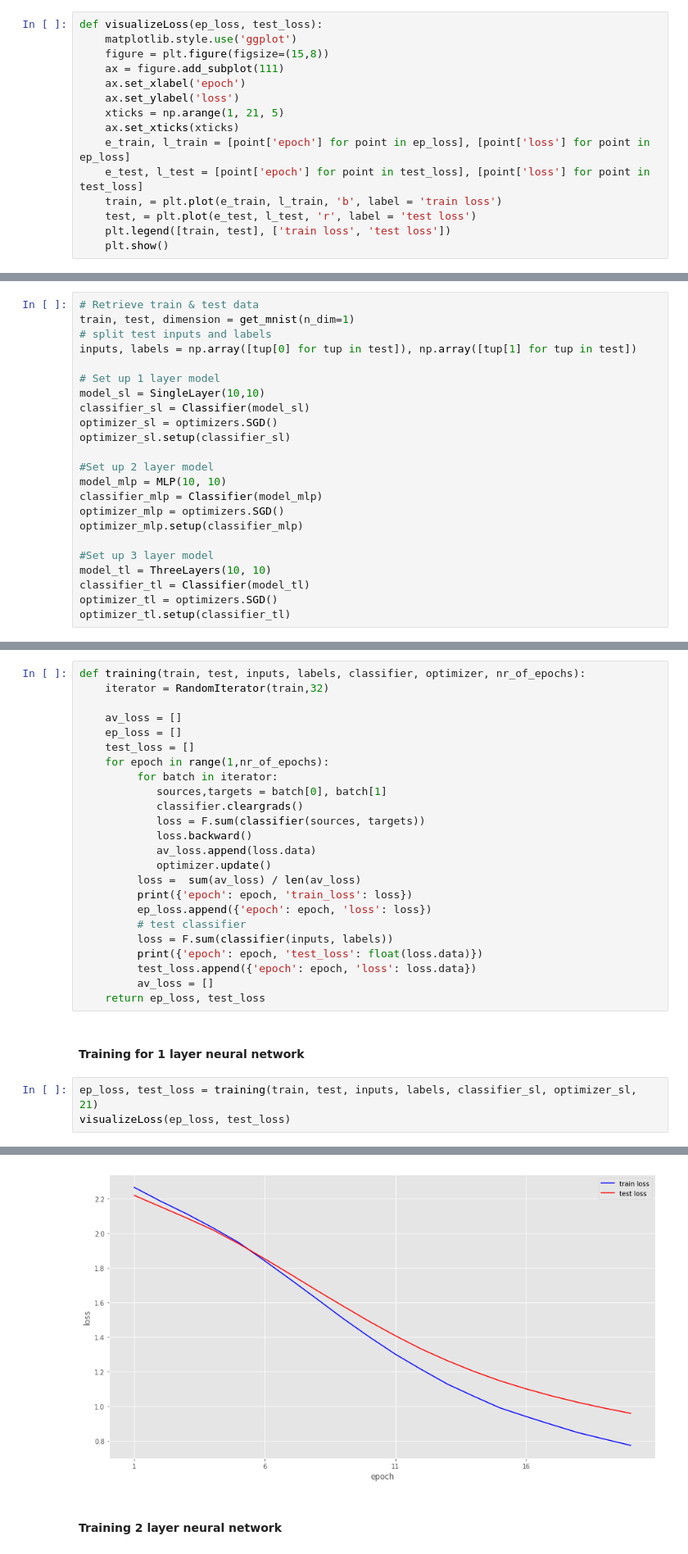
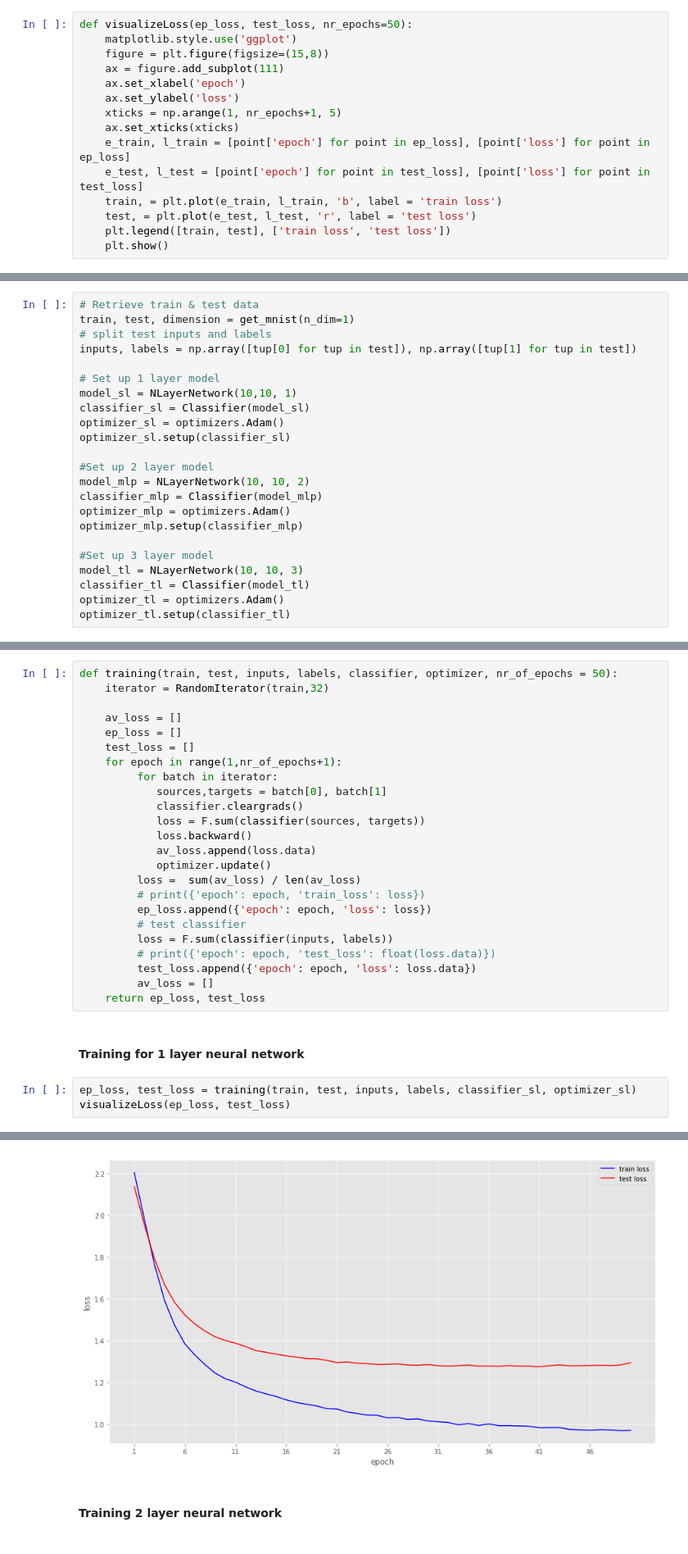
Before and after one commit to pieterwolfert/ccn, a Jupyter notebook: assignment2/assignment2.ipynb, the cells around one changed output, grey strips where cells are left out. Shown at 82% size. Drawn from its saved outputs; the diff is of its cells as text.

Commit message:
Collapsed three networks into single one with ChainList and changed optimizer to Adam ,for this network and raised number of epochs to 50

```diff
--- a/assignment2/assignment2.ipynb
+++ b/assignment2/assignment2.ipynb
@@ -25,13 +25,13 @@ import matplotlib
 # %% [markdown]
 #### Visualization function
 # %%
-def visualizeLoss(ep_loss, test_loss):
+def visualizeLoss(ep_loss, test_loss, nr_epochs=50):
     matplotlib.style.use('ggplot')
     figure = plt.figure(figsize=(15,8))
     ax = figure.add_subplot(111)
     ax.set_xlabel('epoch')
     ax.set_ylabel('loss')
-    xticks = np.arange(1, 21, 5)
+    xticks = np.arange(1, nr_epochs+1, 5)
     ax.set_xticks(xticks)
     e_train, l_train = [point['epoch'] for point in ep_loss], [point['loss'] for point in ep_loss]
     e_test, l_test = [point['epoch'] for point in test_loss], [point['loss'] for point in test_loss]
@@ -126,34 +93,34 @@ train, test, dimension = get_mnist(n_dim=1)
 inputs, labels = np.array([tup[0] for tup in test]), np.array([tup[1] for tup in test])
 
 # Set up 1 layer model
-model_sl = SingleLayer(10,10)
+model_sl = NLayerNetwork(10,10, 1)
 classifier_sl = Classifier(model_sl)
-optimizer_sl = optimizers.SGD()
+optimizer_sl = optimizers.Adam()
 optimizer_sl.setup(classifier_sl)
 
 #Set up 2 layer model
-model_mlp = MLP(10, 10)
+model_mlp = NLayerNetwork(10, 10, 2)
 classifier_mlp = Classifier(model_mlp)
-optimizer_mlp = optimizers.SGD()
+optimizer_mlp = optimizers.Adam()
 optimizer_mlp.setup(classifier_mlp)
 
 #Set up 3 layer model
-model_tl = ThreeLayers(10, 10)
+model_tl = NLayerNetwork(10, 10, 3)
 classifier_tl = Classifier(model_tl)
-optimizer_tl = optimizers.SGD()
+optimizer_tl = optimizers.Adam()
 optimizer_tl.setup(classifier_tl)
 # %% [output]
 1
 # %% [markdown]
 #### Implement the training & test loop
 # %%
-def training(train, test, inputs, labels, classifier, optimizer, nr_of_epochs):
+def training(train, test, inputs, labels, classifier, optimizer, nr_of_epochs = 50):
     iterator = RandomIterator(train,32)
 
     av_loss = []
     ep_loss = []
     test_loss = []
-    for epoch in range(1,nr_of_epochs):
+    for epoch in range(1,nr_of_epochs+1):
          for batch in iterator:
             sources,targets = batch[0], batch[1]
             classifier.cleargrads()
@@ -162,17 +129,17 @@ def training(train, test, inputs, labels, classifier, optimizer, nr_of_epochs):
             av_loss.append(loss.data)
             optimizer.update()
          loss =  sum(av_loss) / len(av_loss)
-         print({'epoch': epoch, 'train_loss': loss})
+         # print({'epoch': epoch, 'train_loss': loss})
          ep_loss.append({'epoch': epoch, 'loss': loss})
          # test classifier
          loss = F.sum(classifier(inputs, labels))
-         print({'epoch': epoch, 'test_loss': float(loss.data)})
+         # print({'epoch': epoch, 'test_loss': float(loss.data)})
          test_loss.append({'epoch': epoch, 'loss': loss.data})
          av_loss = []
     return ep_loss, test_loss
 # %% [markdown]
 #### Training for 1 layer neural network
 # %%
-ep_loss, test_loss = training(train, test, inputs, labels, classifier_sl, optimizer_sl, 21)
+ep_loss, test_loss = training(train, test, inputs, labels, classifier_sl, optimizer_sl)
 visualizeLoss(ep_loss, test_loss)
 # %% [output]
@@ -196,4 +146,4 @@ visualizeLoss(ep_loss, test_loss)
-[figure, old version]
+[figure, new version]
 # %% [markdown]
 #### Training 2 layer neural network
 # %%
```
Also changed, not shown: parts of 16 cells of this notebook, 1 other file.
